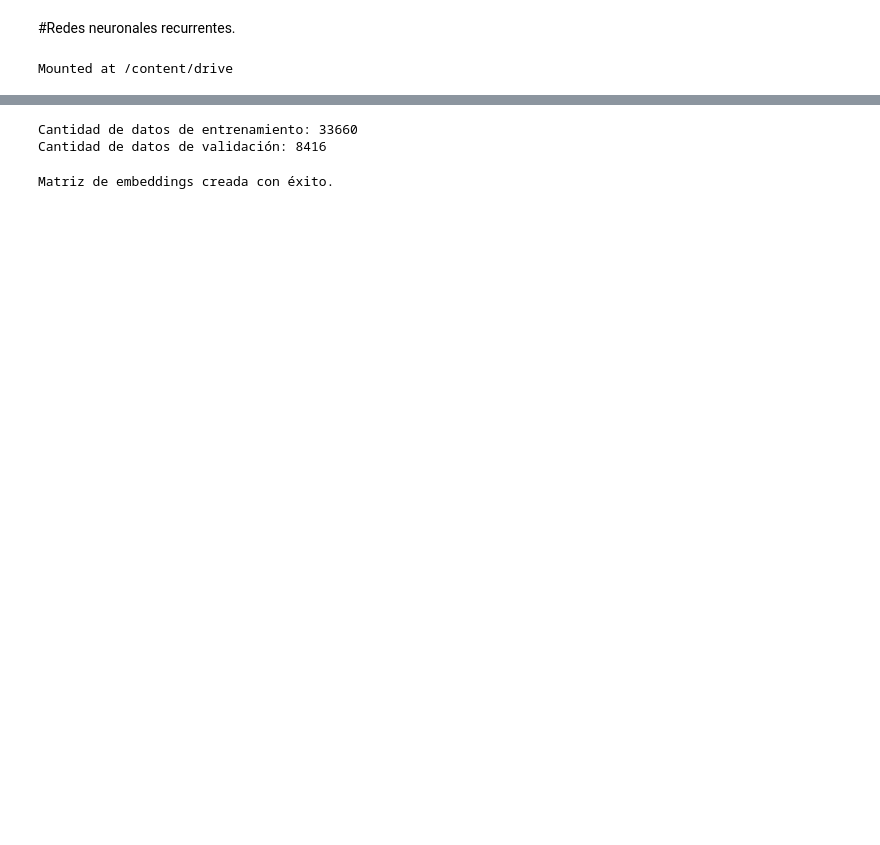
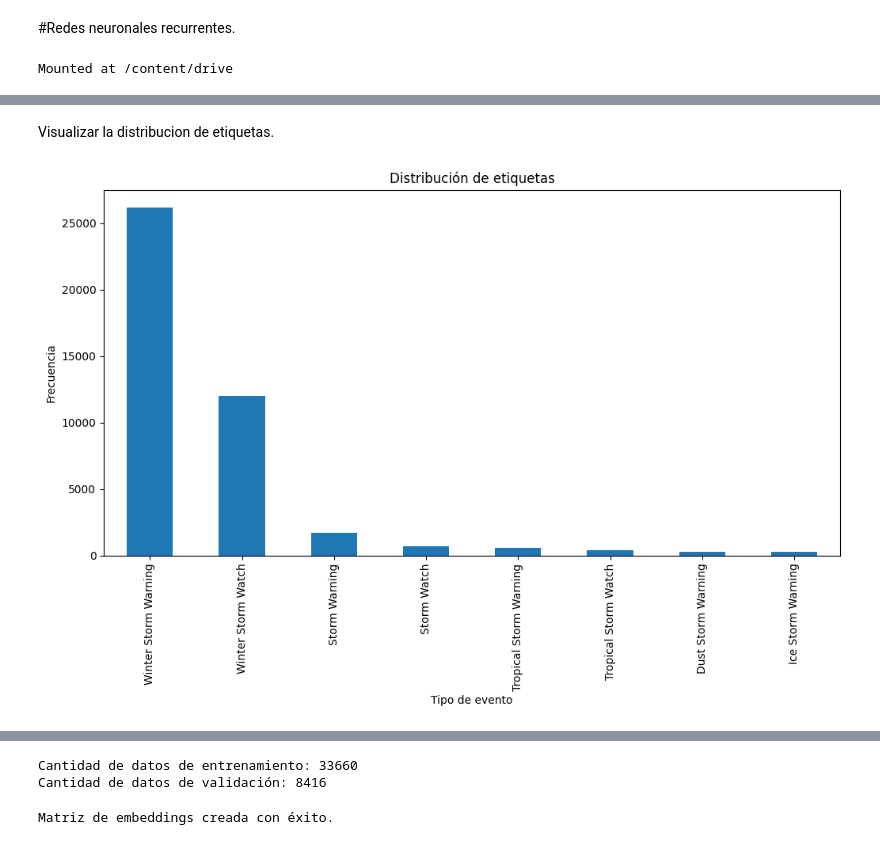
Before and after one commit to Ghisbe/Alarmas_pictogramas, a Jupyter notebook: Modelo_RNN.ipynb, the cells around one changed output, grey strips where cells are left out. Drawn from its saved outputs; the diff is of its cells as text; code cells hidden in the pictures; blank space fills up the shorter version.

```diff
--- a/Modelo_RNN.ipynb
+++ b/Modelo_RNN.ipynb
@@ -67,0 +74,11 @@ alertas['label'] = label_encoder.fit_transform(alertas['event'])
+# %% [markdown]
+Visualizar la distribucion de etiquetas.
+# %%
+plt.figure(figsize=(12, 6))
+alertas['event'].value_counts().plot(kind='bar')
+plt.title('Distribución de etiquetas')
+plt.xlabel('Tipo de evento')
+plt.ylabel('Frecuencia')
+plt.show()
+# %% [output]
+[figure, added]
```
Also changed, not shown: parts of 19 cells of this notebook.
